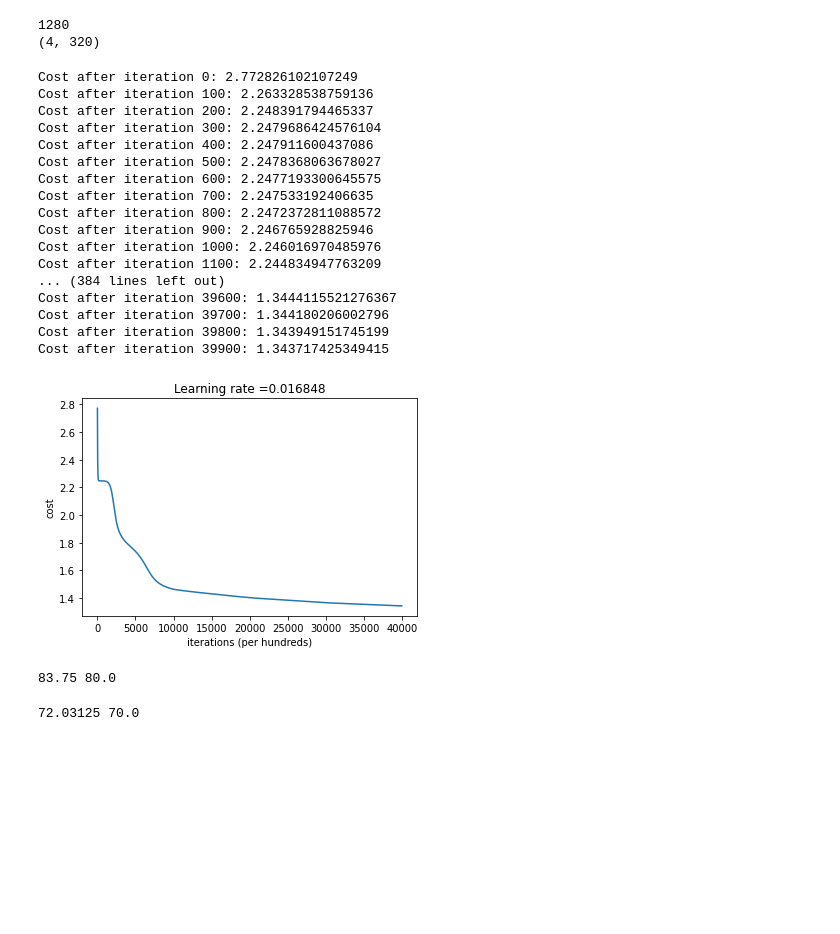
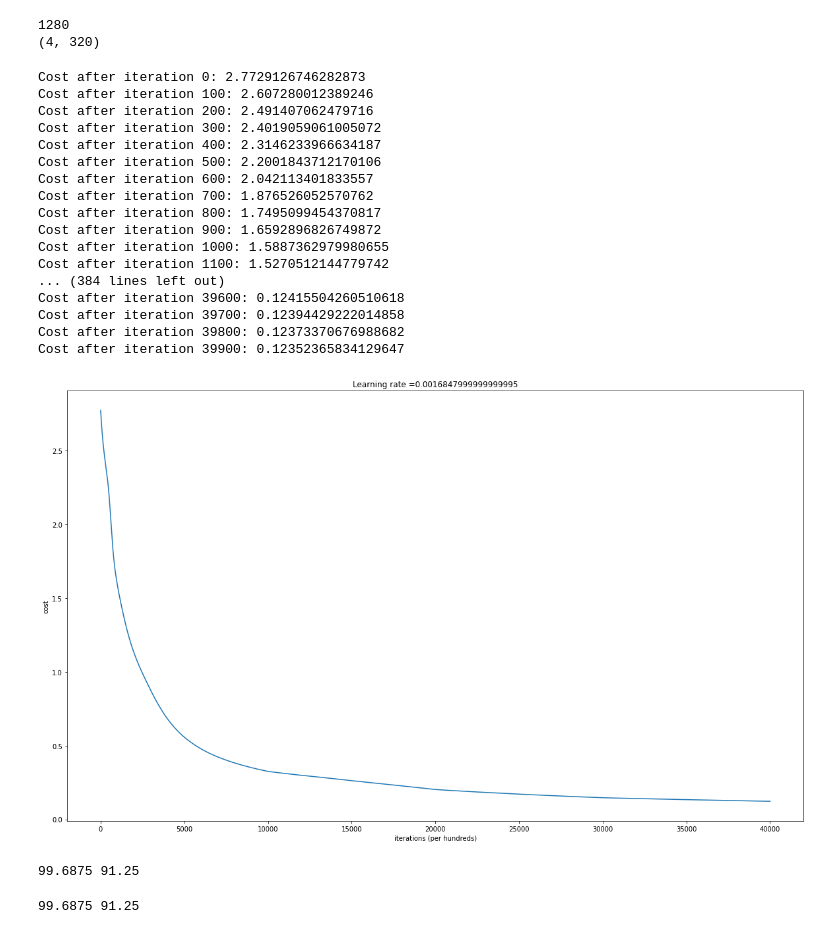
Before and after one commit to mohit138/Music-Tagging, a Jupyter notebook: 4GenresMusicTagging/revisedNN2L.ipynb, the cells around one changed output. Cells and saved outputs as stored; diff of their text form; code cells hidden in the pictures; blank space fills up the shorter version.

```diff
--- a/4GenresMusicTagging/revisedNN2L.ipynb
+++ b/4GenresMusicTagging/revisedNN2L.ipynb
@@ -10,12 +10,12 @@ from pylab import rcParams
 rcParams['figure.figsize'] = 20, 12
 # %%
 op_cases = 4
-train_df = pd.read_csv("TrainData4.csv")
+train_df = pd.read_csv("TrainData4_scaled.csv")
 data_t = train_df.to_numpy()
 x_train = data_t[:,1:29].T
 y_train = data_t[:,29:33].T
 
-test_df = pd.read_csv("TestData4.csv")
+test_df = pd.read_csv("TestData4_scaled.csv")
 data_te = test_df.to_numpy()
 x_test = data_te[:,1:29].T
 y_test = data_te[:,29:33].T
@@ -275,26 +275,26 @@ def predict(X,Y,parameters):
     acc = (float( np.sum(np.dot(Y,predictions.T)*I) + np.sum(np.dot(1-Y,1-predictions.T)*I) )) / float(Y.size) * 100
     return predictions,acc
 # %%
-parameters = two_layer_model(x_train, y_train, layers_dims = (n_x, n_h, n_y), learning_rate = .13, num_iterations=40000 , print_cost=True)
+parameters = two_layer_model(x_train, y_train, layers_dims = (n_x, n_h, n_y), learning_rate = .013, num_iterations=40000 , print_cost=True)
 # %% [output]
-Cost after iteration 0: 2.772826102107249
-Cost after iteration 100: 2.263328538759136
-Cost after iteration 200: 2.248391794465337
-Cost after iteration 300: 2.2479686424576104
-Cost after iteration 400: 2.247911600437086
-Cost after iteration 500: 2.2478368063678027
-Cost after iteration 600: 2.2477193300645575
-Cost after iteration 700: 2.247533192406635
-Cost after iteration 800: 2.2472372811088572
-Cost after iteration 900: 2.246765928825946
-Cost after iteration 1000: 2.246016970485976
-Cost after iteration 1100: 2.244834947763209
+Cost after iteration 0: 2.7729126746282873
+Cost after iteration 100: 2.607280012389246
+Cost after iteration 200: 2.491407062479716
+Cost after iteration 300: 2.4019059061005072
+Cost after iteration 400: 2.3146233966634187
+Cost after iteration 500: 2.2001843712170106
+Cost after iteration 600: 2.042113401833557
+Cost after iteration 700: 1.876526052570762
+Cost after iteration 800: 1.7495099454370817
+Cost after iteration 900: 1.6592896826749872
+Cost after iteration 1000: 1.5887362979980655
+Cost after iteration 1100: 1.5270512144779742
 ... (384 lines left out)
-Cost after iteration 39600: 1.3444115521276367
-Cost after iteration 39700: 1.344180206002796
-Cost after iteration 39800: 1.343949151745199
-Cost after iteration 39900: 1.343717425349415
+Cost after iteration 39600: 0.12415504260510618
+Cost after iteration 39700: 0.12394429222014858
+Cost after iteration 39800: 0.12373370676988682
+Cost after iteration 39900: 0.12352365834129647
-[figure, old version]
+[figure, new version]
 # %%
 predictions_train,acc = predict(x_train, y_train, parameters)
 predictions_test,acc_test = predict(x_test, y_test, parameters)
@@ -302,14 +302,14 @@ predictions_test,acc_test = predict(x_test, y_test, parameters)
 # with relu as activation function
 print(acc,acc_test)
 # %% [output]
-83.75 80.0
+99.6875 91.25
 # %%
 # was tried with tanh as activation fn
 print(acc,acc_test)
 #print(predictions_train[:,0:5],predictions_test[:,0:5])
 #print(y_train[:,0:5],y_test[:,0:5])
 # %% [output]
-72.03125 70.0
+99.6875 91.25
 # %%
 #to find optimal no of hidden elemnts
 hidden = [5,10,15,20,25,30]
```
Also changed, not shown: parts of 2 cells of this notebook, 1 other file.
